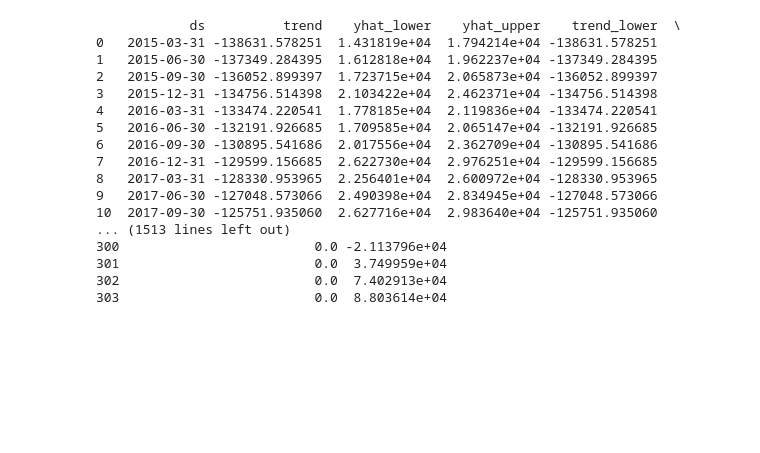
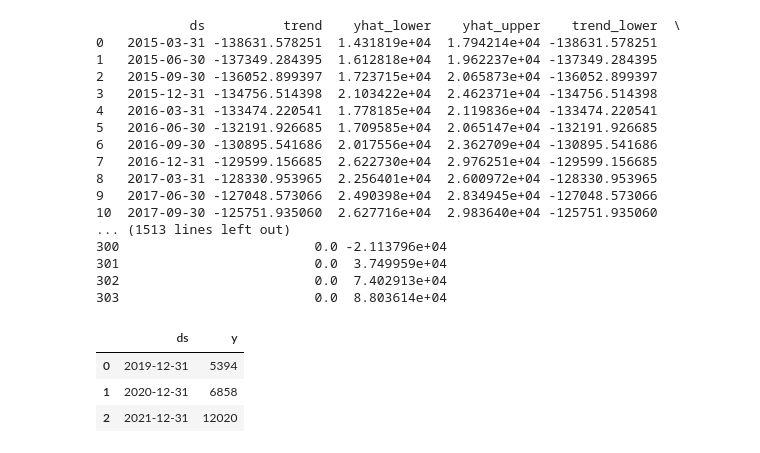
Before and after one commit to ASrini8397/GoogleRevenueForecasting, a Jupyter notebook: GoogleRevenueForecast.ipynb, the cells around one changed output. Saved outputs shown, nothing was run; the diff lists cells and outputs as text; code cells hidden in the pictures; blank space fills up the shorter version.

```diff
--- a/GoogleRevenueForecast.ipynb
+++ b/GoogleRevenueForecast.ipynb
@@ -109,0 +121,7 @@ with pd.option_context('display.max_rows', None, 'display.max_columns', None):
+# %%
+dfNIC
+# %% [output]
+|  | ds | y |
+| 0 | 2019-12-31 | 5394 |
+| 1 | 2020-12-31 | 6858 |
+| 2 | 2021-12-31 | 12020 |
```
Also changed, not shown: parts of 11 cells of this notebook.
